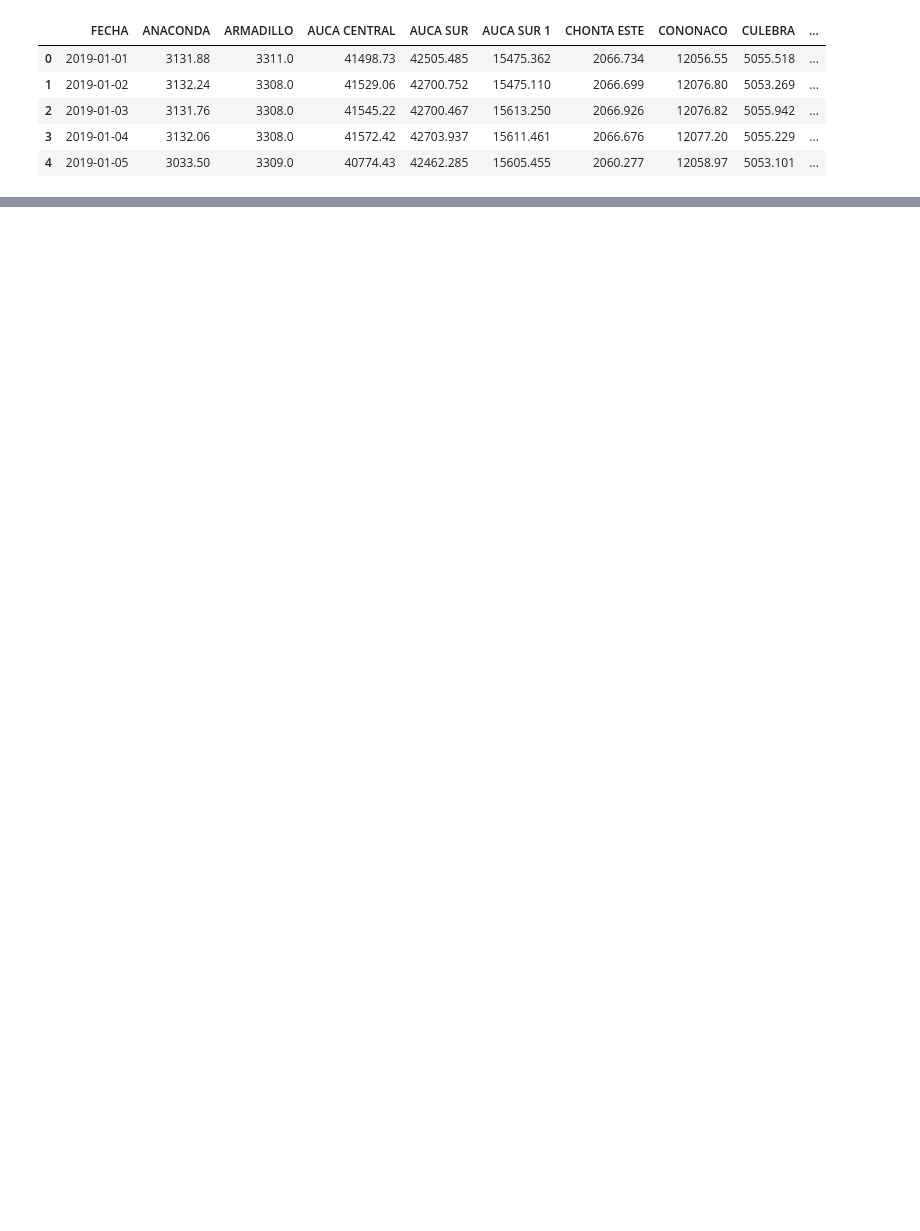
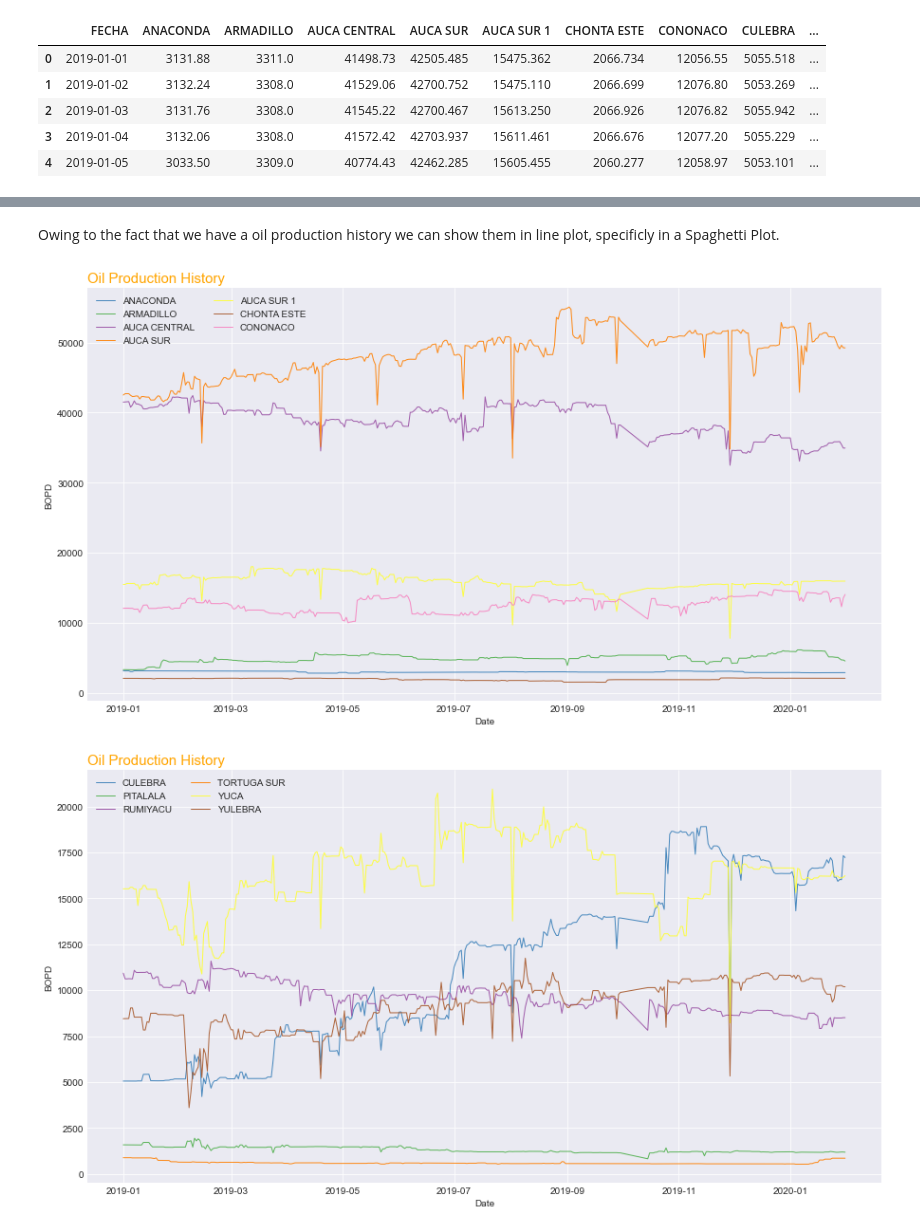
Before and after one commit to BRAND0JESUS/Oil-Production-EC, a Jupyter notebook: main.ipynb, the cells around one changed output, grey strips where cells are left out. Cells and saved outputs as stored; diff of their text form; code cells hidden in the pictures; blank space fills up the shorter version.

```diff
--- a/main.ipynb
+++ b/main.ipynb
@@ -65,0 +85,42 @@ ax[1].plot(df["FECHA"], df["ARMADILLO"])
+# %% [markdown]
+Owing to the fact that we have a oil production history we can show them in line plot, specificly in a Spaghetti Plot.
+# %%
+def Spaghetti_plot(df_date=df['FECHA'],  df=df):
+    # Change the style of plot
+    plt.style.use('seaborn-darkgrid')
+    # Create a color palette
+    palette = plt.get_cmap('Set1')
+
+    # Plot multiple lines
+    num = 0
+    for column in df:
+        num += 1
+        plt.plot(df_date, df[column], marker='', color=palette(
+            num), linewidth=1, alpha=0.9, label=column)
+
+    # Add legend
+    plt.legend(loc=2, ncol=2)
+
+    # Add titles
+    plt.title("Oil Production History", loc='left',
+              fontsize=15, fontweight=0, color='orange')
+    plt.xlabel("Date")
+    plt.ylabel("BOPD")
+    plt.rcParams["figure.figsize"] = (15, 8)
+    # Show the graph
+    plt.show()
+# %%
+# determination of half of the columns
+half_len = (len(df[1:-1].columns)/2 + .5 if len(
+    df[1:-1].columns) % 2 != 0 else len(df[1:-1].columns)/2)
+
+# to make better graphic representation, we split the dataframe just
+# in case we have more than 9 columns
+if len(df[1:-1].columns) >= 9:
+    Spaghetti_plot(df['FECHA'], df.iloc[:, 1:int(half_len)])
+    Spaghetti_plot(df['FECHA'], df.iloc[:, int(half_len):-1])
+else:
+    Spaghetti_plot(df['FECHA'], df.iloc[:, 1:-1])
+# %% [output]
+[figure, added]
+[figure, added]
```
Also changed, not shown: parts of 16 cells of this notebook.
